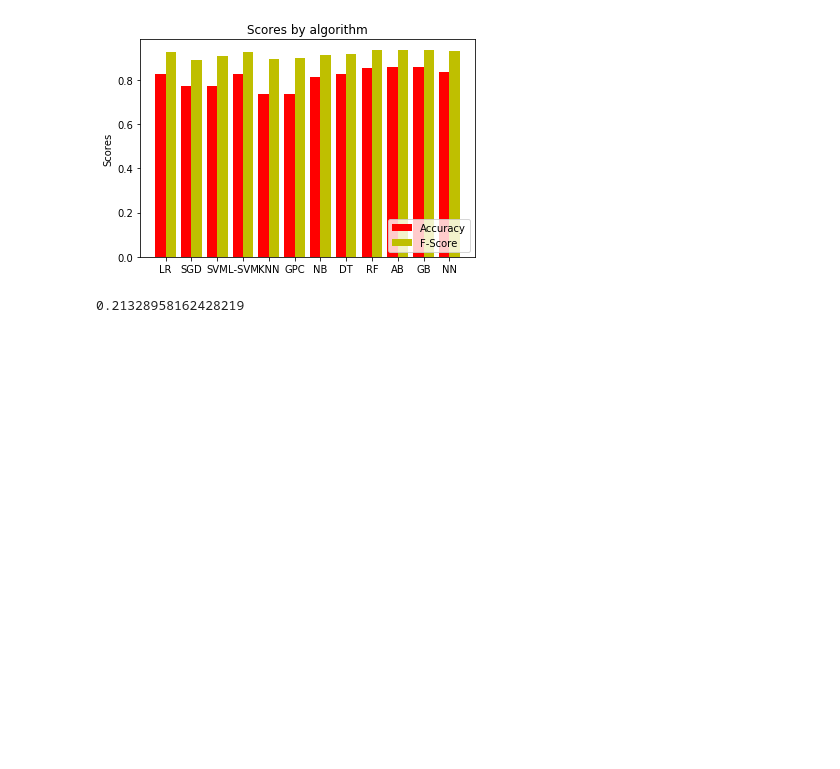
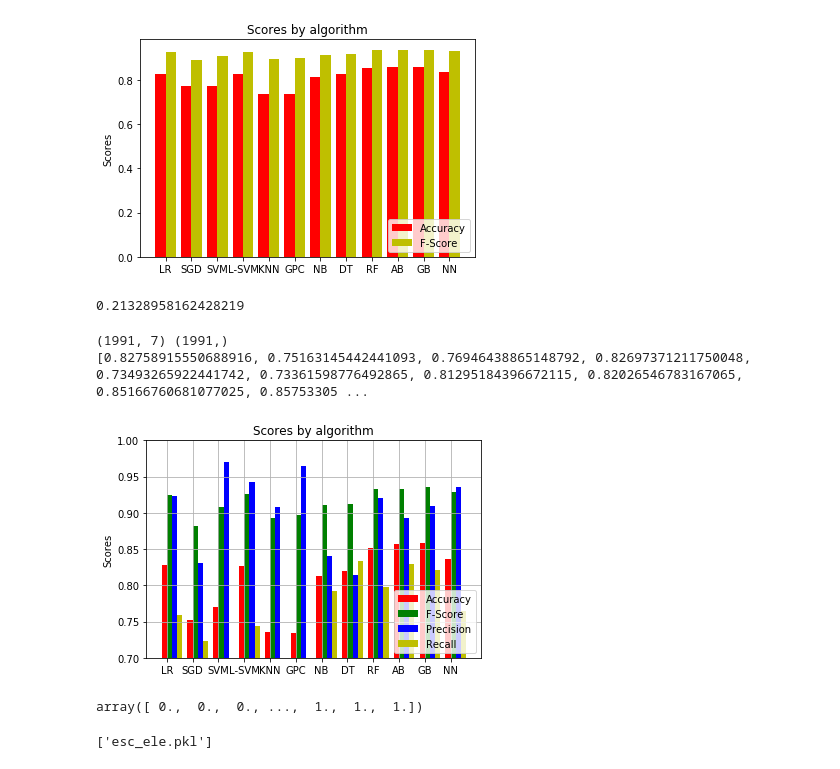
Before and after one commit to nithishr/activity_recognition, a Jupyter notebook: Stairs_Escalator_Elevator_Classification_v1.ipynb, the cells around one changed output. Drawn from its saved outputs; the diff is of its cells as text; code cells hidden in the pictures; blank space fills up the shorter version.

```diff
--- a/Stairs_Escalator_Elevator_Classification_v1.ipynb
+++ b/Stairs_Escalator_Elevator_Classification_v1.ipynb
@@ -275,7 +254,7 @@ def create_esc_ele_dataset(e_frame, l_frame):
     e_features_array = e_frame.as_matrix(columns=e_frame.columns)
     l_features_array = l_frame.as_matrix(columns=l_frame.columns)
     X = np.concatenate([e_features_array, l_features_array])
-    Y = X[:,8]
+    Y = X[:,10]
     X = X[:,:7]
     return X, Y
 # %%
@@ -480,3 +459,22 @@ plot_performance(avg_acc, avg_f, l_list)
 np.average(Y)
 # %% [output]
 0.21328958162428219
+# %%
+e_frame, l_frame = create_dataset_esc_ele(w_frame, su_frame, sd_frame, eu_frame, ed_frame, lu_frame, ld_frame)
+display(e_frame, l_frame)
+# %%
+X,Y = create_esc_ele_dataset(e_frame, l_frame)
+print(X.shape, Y.shape)
+avg_acc, avg_f, l_list, avg_p_list, avg_r_list = evaluate_stratified_ml_algorithms(X, Y)
+print(avg_acc, avg_f, avg_p_list, avg_r_list)
+# %% [output]
+(1991, 7) (1991,)
+[0.82758915550688916, 0.75163145442441093, 0.76946438865148792, 0.82697371211750048, 0.73493265922441742, 0.73361598776492865, 0.81295184396672115, 0.82026546783167065, 0.85166760681077025, 0.85753305 ...
+# %%
+plot_performance_all(avg_acc, avg_f, l_list, avg_p_list, avg_r_list)
+# %% [output]
+[figure, added]
+# %%
+Y
+# %% [output]
+array([ 0.,  0.,  0., ...,  1.,  1.,  1.])
@@ -482,0 +483,5 @@ np.average(Y)
+# %%
+clf = AdaBoostClassifier().fit(X, Y)
+joblib.dump(clf, 'esc_ele.pkl')
+# %% [output]
+['esc_ele.pkl']
```
Also changed, not shown: parts of 12 cells of this notebook.
